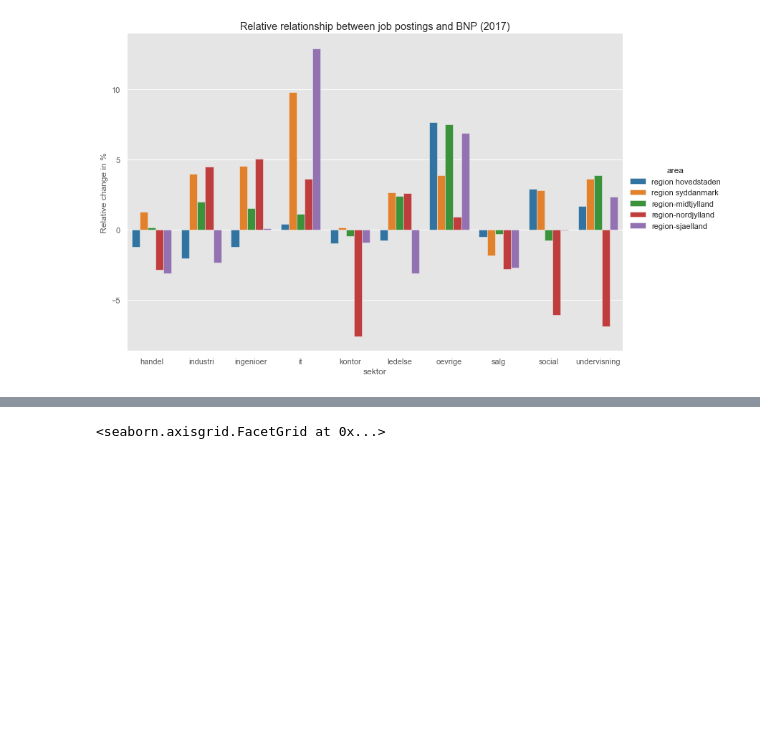
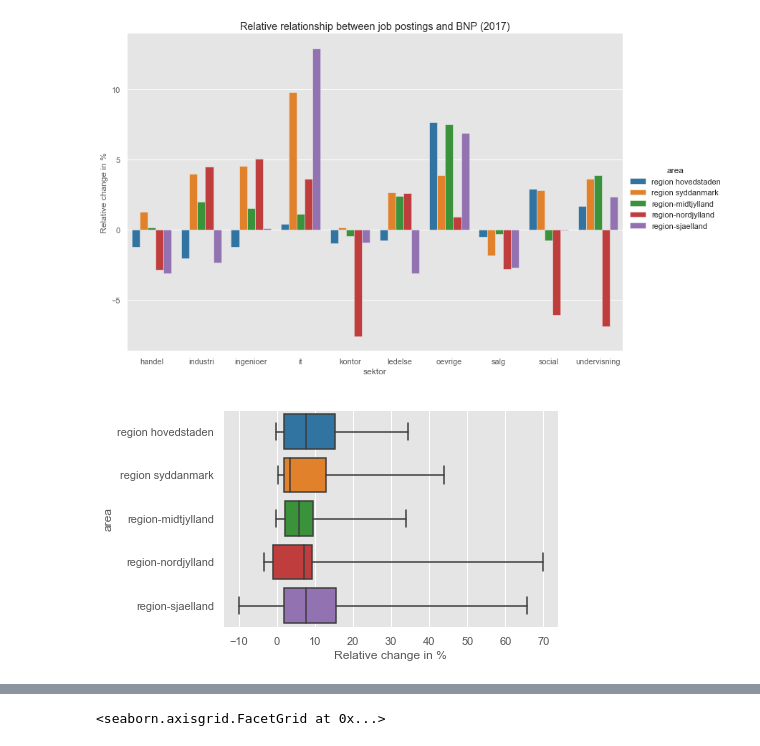
Before and after one commit to Naeim-S/GRP-33-TEST-1, a Jupyter notebook: EXAM/Analyse.ipynb, the cells around one changed output, grey strips where cells are left out. Saved outputs shown, nothing was run; the diff lists cells and outputs as text; code cells hidden in the pictures; blank space fills up the shorter version.

Commit message:
Updated Analyse
with more plots and more tekst

```diff
--- a/EXAM/Analyse.ipynb
+++ b/EXAM/Analyse.ipynb
@@ -238,3 +238,10 @@ for x in range(2008,2018,1):
 [figure]
 [figure]
 [figure]
+# %%
+ax = sns.boxplot(x="RR_area", y="area", data=merged,
+                 whis=np.inf, palette="tab10")
+plt.xlabel("Relative change in %")
+plt.savefig("Boxplot_area.png",dpi=300, bbox_inches = "tight")
+# %% [output]
+[figure, added]
```
Also changed, not shown: parts of 5 cells of this notebook.
